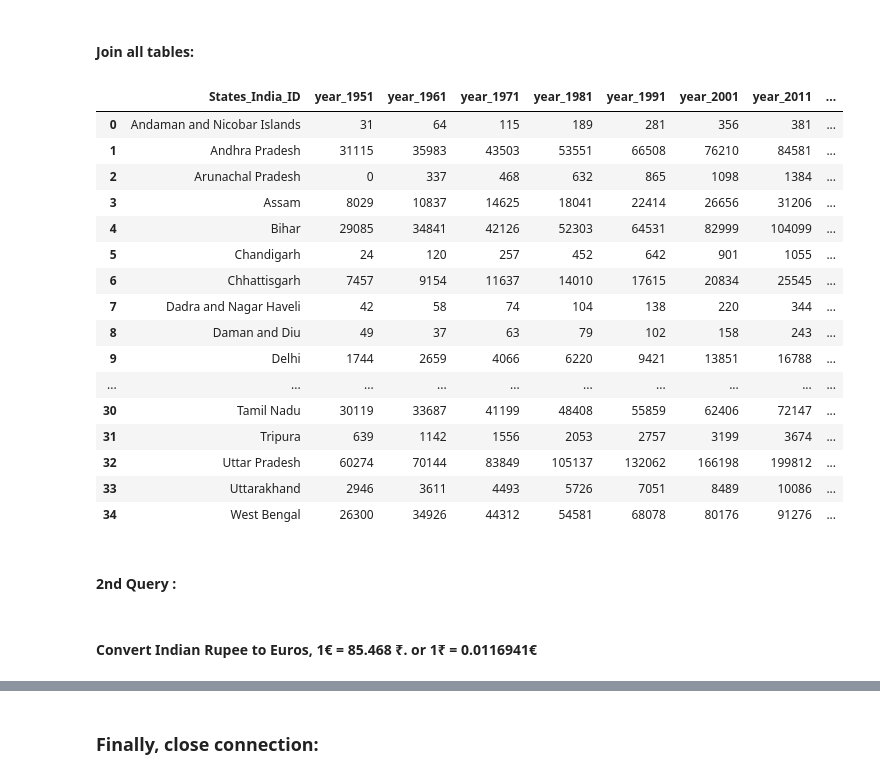
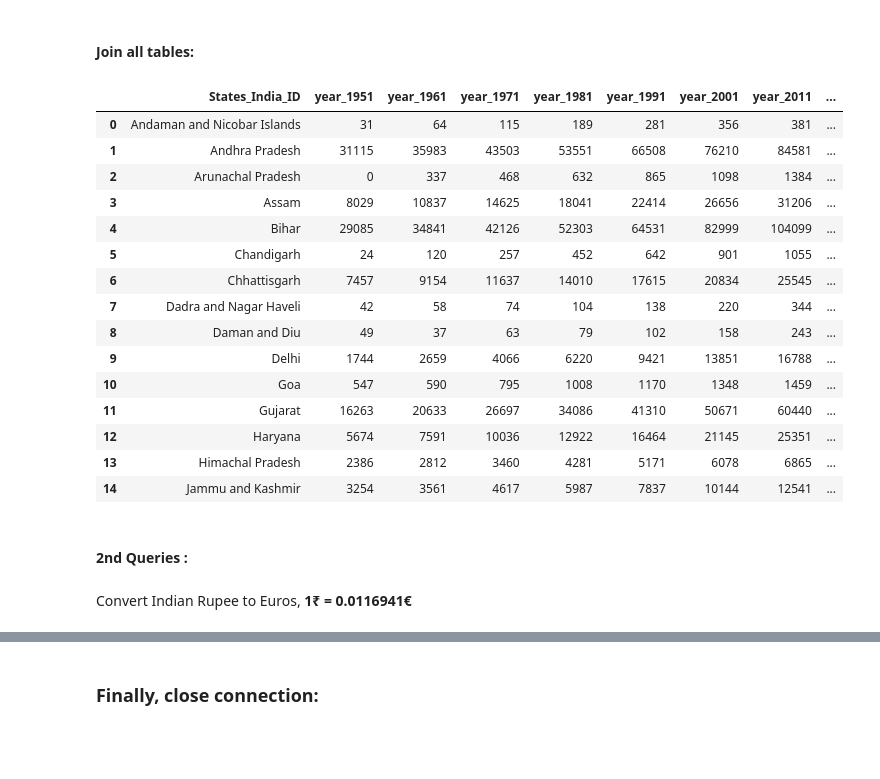
Before and after one commit to AntonioLopga12/ETL_Proyect_2022, a Jupyter notebook: 3_LOAD.ipynb, the cells around one changed output, grey strips where cells are left out. Cells and saved outputs as stored; diff of their text form; code cells hidden in the pictures; blank space fills up the shorter version.

```diff
--- a/3_LOAD.ipynb
+++ b/3_LOAD.ipynb
@@ -246,31 +236,30 @@ cnx.commit()
 # %%
 pd.read_sql('''
 select *
 
 from India_population
 
 left join India_NSDP_Evolution on India_population.States_India_ID = India_NSDP_Evolution.States_India_ID
 left join India_Covid_cases on India_NSDP_Evolution.States_India_ID = India_Covid_cases.States_India_ID
-''',cnx)
+''',cnx).head(15)
 # %% [output]
 |  | States_India_ID | year_1951 | year_1961 | year_1971 | year_1981 | year_1991 | year_2001 | year_2011 | ... |
 | 0 | Andaman and Nicobar Islands | 31 | 64 | 115 | 189 | 281 | 356 | 381 | ... |
 | 1 | Andhra Pradesh | 31115 | 35983 | 43503 | 53551 | 66508 | 76210 | 84581 | ... |
 | 2 | Arunachal Pradesh | 0 | 337 | 468 | 632 | 865 | 1098 | 1384 | ... |
 | 3 | Assam | 8029 | 10837 | 14625 | 18041 | 22414 | 26656 | 31206 | ... |
 | 4 | Bihar | 29085 | 34841 | 42126 | 52303 | 64531 | 82999 | 104099 | ... |
 | 5 | Chandigarh | 24 | 120 | 257 | 452 | 642 | 901 | 1055 | ... |
 | 6 | Chhattisgarh | 7457 | 9154 | 11637 | 14010 | 17615 | 20834 | 25545 | ... |
 | 7 | Dadra and Nagar Haveli | 42 | 58 | 74 | 104 | 138 | 220 | 344 | ... |
 | 8 | Daman and Diu | 49 | 37 | 63 | 79 | 102 | 158 | 243 | ... |
 | 9 | Delhi | 1744 | 2659 | 4066 | 6220 | 9421 | 13851 | 16788 | ... |
-| ... | ... | ... | ... | ... | ... | ... | ... | ... | ... |
-| 30 | Tamil Nadu | 30119 | 33687 | 41199 | 48408 | 55859 | 62406 | 72147 | ... |
-| 31 | Tripura | 639 | 1142 | 1556 | 2053 | 2757 | 3199 | 3674 | ... |
-| 32 | Uttar Pradesh | 60274 | 70144 | 83849 | 105137 | 132062 | 166198 | 199812 | ... |
-| 33 | Uttarakhand | 2946 | 3611 | 4493 | 5726 | 7051 | 8489 | 10086 | ... |
-| 34 | West Bengal | 26300 | 34926 | 44312 | 54581 | 68078 | 80176 | 91276 | ... |
+| 10 | Goa | 547 | 590 | 795 | 1008 | 1170 | 1348 | 1459 | ... |
+| 11 | Gujarat | 16263 | 20633 | 26697 | 34086 | 41310 | 50671 | 60440 | ... |
+| 12 | Haryana | 5674 | 7591 | 10036 | 12922 | 16464 | 21145 | 25351 | ... |
+| 13 | Himachal Pradesh | 2386 | 2812 | 3460 | 4281 | 5171 | 6078 | 6865 | ... |
+| 14 | Jammu and Kashmir | 3254 | 3561 | 4617 | 5987 | 7837 | 10144 | 12541 | ... |
 # %% [markdown]
-#### 2nd Query :
+#### 2nd Queries :
 # %% [markdown]
-#### Convert  Indian Rupee to Euros, 1€ = 85.468 ₹. or 1₹ = 0.0116941€
+Convert  Indian Rupee to Euros, **1₹ = 0.0116941€**
```
Also changed, not shown: parts of 18 cells of this notebook, 4 other files.
